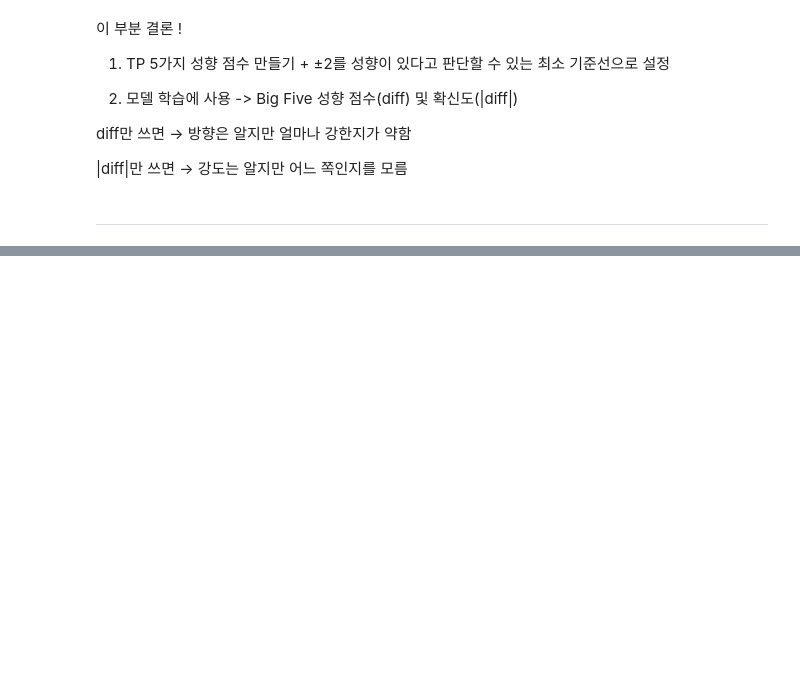
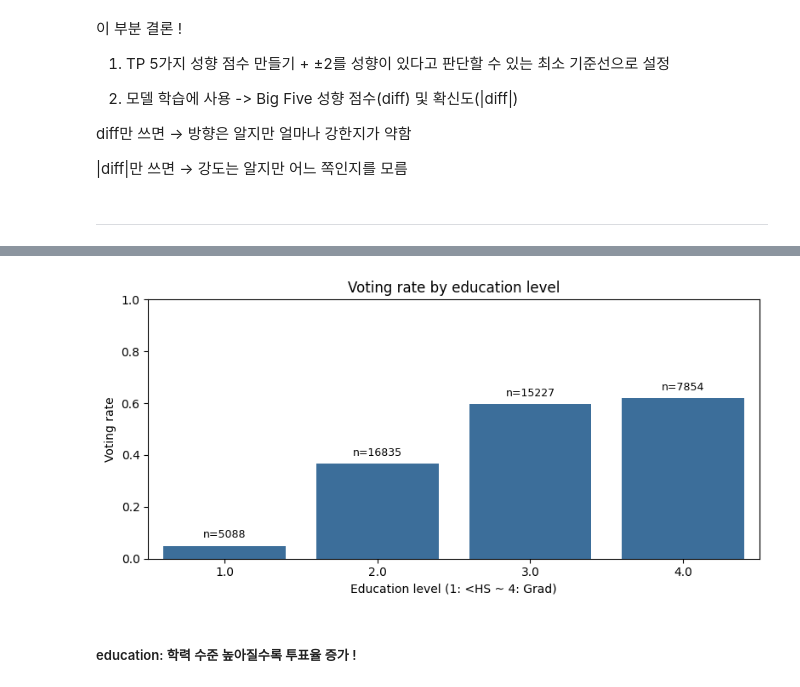
Before and after one commit to hyem1013/vote-AI, a Jupyter notebook: notebooks/hyemin/01_EDA.ipynb, the cells around one changed output, grey strips where cells are left out. Saved outputs shown, nothing was run; the diff lists cells and outputs as text; code cells hidden in the pictures; blank space fills up the shorter version.

```diff
--- a/notebooks/hyemin/01_EDA.ipynb
+++ b/notebooks/hyemin/01_EDA.ipynb
@@ -600,0 +728,18 @@ diff만 쓰면 → 방향은 알지만 얼마나 강한지가 약함
+# %%
+# 2. education 별 "투표율 테이블
+edu_summary = (
+    df_eda
+    .groupby("education_clean")
+    .agg(
+        voted_rate=("voted_bin", "mean"),
+        n=("voted_bin", "size")
+    )
+    .reset_index()
+    .sort_values("education_clean")
+)
+
+# 전체 평균 대비 차이
+overall_rate = df_eda["voted_bin"].mean()
+edu_summary["delta_vs_overall"] = edu_summary["voted_rate"] - overall_rate
+
+edu_summary
@@ -600,0 +752,33 @@ diff만 쓰면 → 방향은 알지만 얼마나 강한지가 약함
+# %%
+# 3. 시각화
+plt.figure(figsize=(8,4))
+ax = sns.barplot(
+    data=edu_summary,
+    x="education_clean",
+    y="voted_rate",
+    color="#2c6faa"
+)
+
+ax.set_ylim(0, 1)
+ax.set_xlabel("Education level (1: <HS ~ 4: Grad)")
+ax.set_ylabel("Voting rate")
+ax.set_title("Voting rate by education level")
+
+# bar 끝 기준으로 n 표시
+for patch, (_, row) in zip(ax.patches, edu_summary.iterrows()):
+    height = patch.get_height()
+    ax.text(
+        patch.get_x() + patch.get_width() / 2,
+        height + 0.02,
+        f'n={int(row["n"])}',
+        ha="center",
+        va="bottom",
+        fontsize=9
+    )
+
+plt.tight_layout()
+plt.show()
+# %% [output]
+[figure, added]
+# %% [markdown]
+##### education: 학력 수준 높아질수록 투표율 증가 !
```
Also changed, not shown: parts of 28 cells of this notebook.
